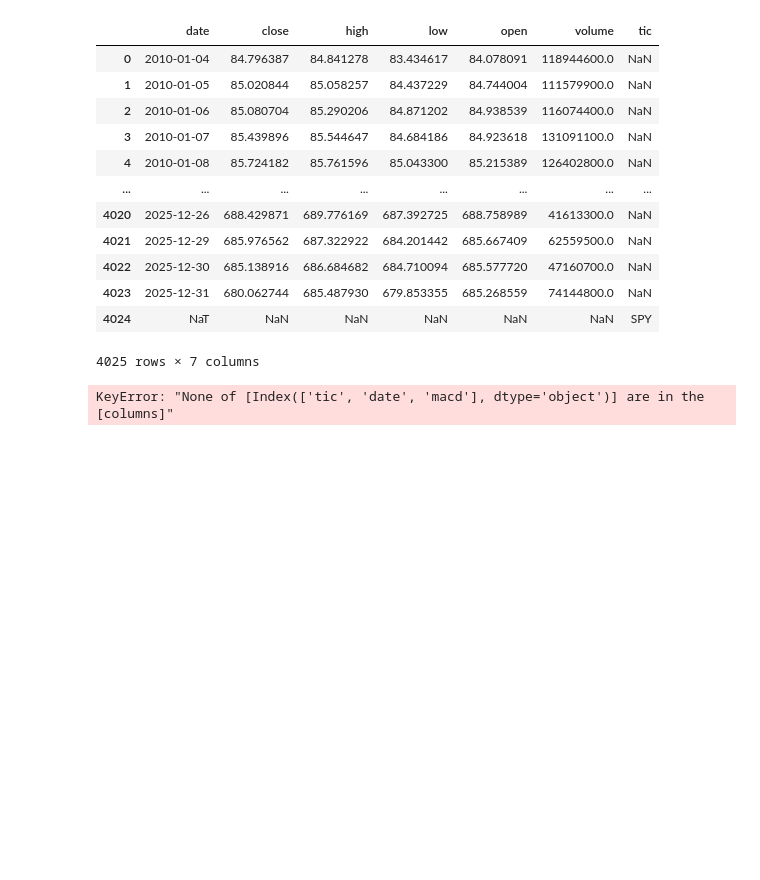
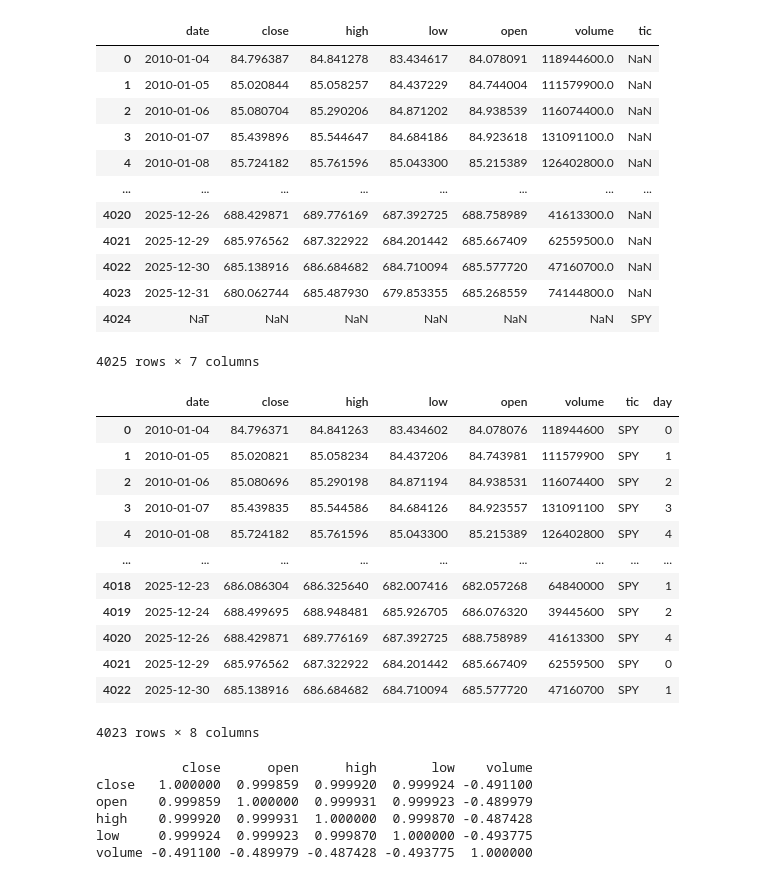
Before and after one commit to ChronoStellar/Trading_RL, a Jupyter notebook: test.ipynb, the cells around one changed output. Cells and saved outputs as stored; diff of their text form; code cells hidden in the pictures; blank space fills up the shorter version.

```diff
--- a/test.ipynb
+++ b/test.ipynb
@@ -146,14 +146,32 @@ data_reset
 # %%
 data_reset.to_csv('SPY_reset.csv', index=False)
 # %%
-fe = FeatureEngineer(
-    use_technical_indicator=True,
-    use_vix=True,
-    use_turbulence=True,
-    user_defined_feature=False
-)
+import pandas as pd
 
-df = fe.preprocess_data(data_reset)
+df = pd.read_csv('./data/raw/SPY.csv')
+
 df
 # %% [output]
+|  | date | close | high | low | open | volume | tic | day |
+| 0 | 2010-01-04 | 84.796371 | 84.841263 | 83.434602 | 84.078076 | 118944600 | SPY | 0 |
+| 1 | 2010-01-05 | 85.020821 | 85.058234 | 84.437206 | 84.743981 | 111579900 | SPY | 1 |
+| 2 | 2010-01-06 | 85.080696 | 85.290198 | 84.871194 | 84.938531 | 116074400 | SPY | 2 |
+| 3 | 2010-01-07 | 85.439835 | 85.544586 | 84.684126 | 84.923557 | 131091100 | SPY | 3 |
+| 4 | 2010-01-08 | 85.724182 | 85.761596 | 85.043300 | 85.215389 | 126402800 | SPY | 4 |
+| ... | ... | ... | ... | ... | ... | ... | ... | ... |
+| 4018 | 2025-12-23 | 686.086304 | 686.325640 | 682.007416 | 682.057268 | 64840000 | SPY | 1 |
+| 4019 | 2025-12-24 | 688.499695 | 688.948481 | 685.926705 | 686.076320 | 39445600 | SPY | 2 |
+| 4020 | 2025-12-26 | 688.429871 | 689.776169 | 687.392725 | 688.758989 | 41613300 | SPY | 4 |
+| 4021 | 2025-12-29 | 685.976562 | 687.322922 | 684.201442 | 685.667409 | 62559500 | SPY | 0 |
+| 4022 | 2025-12-30 | 685.138916 | 686.684682 | 684.710094 | 685.577720 | 47160700 | SPY | 1 |
-KeyError: "None of [Index(['tic', 'date', 'macd'], dtype='object')] are in the [columns]"
+4023 rows × 8 columns
+# %%
+corr = df[[ 'close' , 'open' , 'high' , 'low' , 'volume']].corr()
+print(corr)
+# %% [output]
+           close      open      high       low    volume
+close   1.000000  0.999859  0.999920  0.999924 -0.491100
+open    0.999859  1.000000  0.999931  0.999923 -0.489979
+high    0.999920  0.999931  1.000000  0.999870 -0.487428
+low     0.999924  0.999923  0.999870  1.000000 -0.493775
+volume -0.491100 -0.489979 -0.487428 -0.493775  1.000000
```
Also changed, not shown: parts of 4 cells of this notebook, 29 other files.
